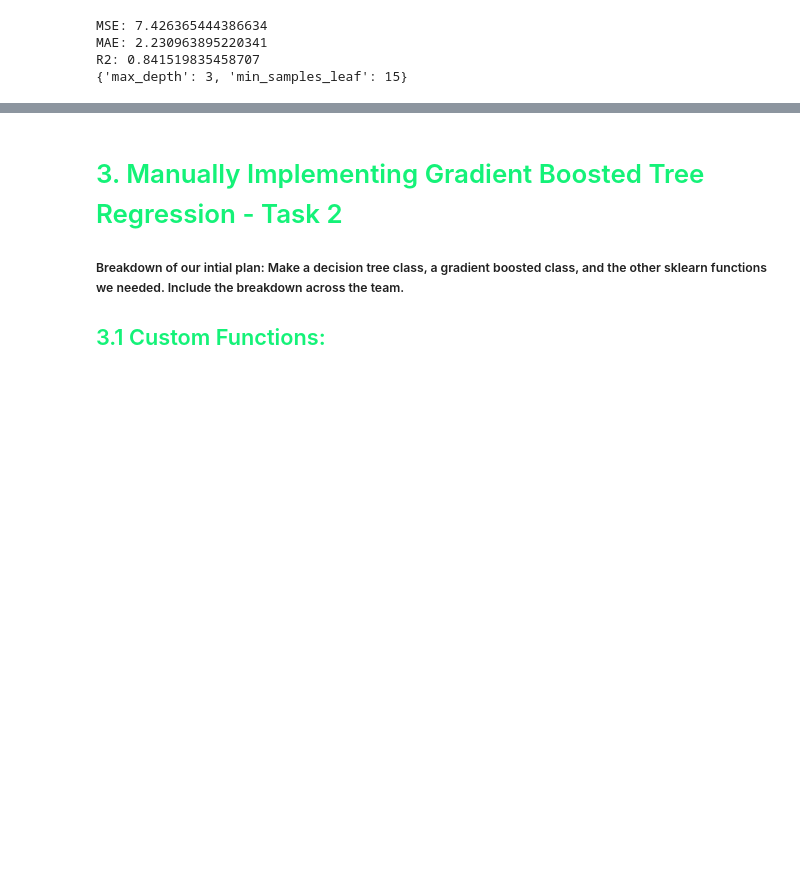
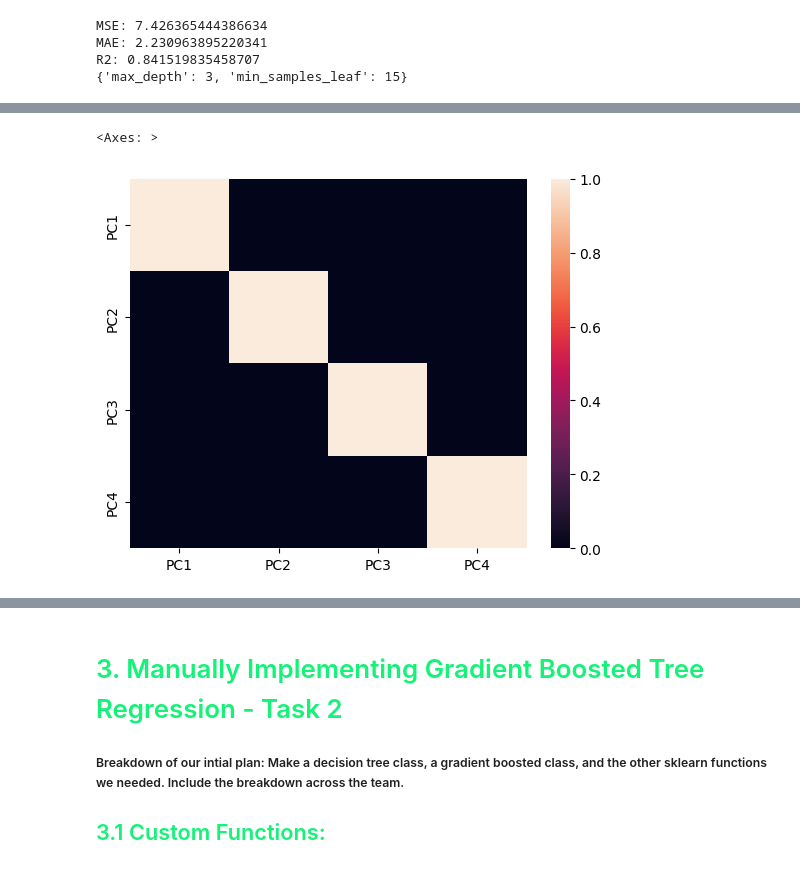
Before and after one commit to emmabland/JPM-Team-Yang, a Jupyter notebook: Final_Presentation.ipynb, the cells around one changed output, grey strips where cells are left out. Cells and saved outputs as stored; diff of their text form; code cells hidden in the pictures; blank space fills up the shorter version.

```diff
--- a/Final_Presentation.ipynb
+++ b/Final_Presentation.ipynb
@@ -189,7 +184,7 @@ MEDV 7.905138339920948
 # %% [markdown]
 ## <font color=#14F278>1.4 Outlier Removal:</font>
 # %%
-def outlier_removal(df, column: str):
+def outlier_removal(df: pd.DataFrame, column: str) -> pd.DataFrame:
     """Removes rows with outliers in a particular column
 
     Args:
@@ -285,0 +283,18 @@ R2: 0.841519835458707
+# %%
+# Split into X and y (df has already had outliers removed)
+pca_x = df[['CRIM', 'ZN', 'INDUS', 'CHAS', 'NOX', 'RM', 'AGE', 'DIS', 'RAD', 'TAX', 'PTRATIO', 'LSTAT']]
+pca_y = df['MEDV']
+pca_x.reset_index(drop=True)
+pca_y.reset_index(drop=True)
+
+# Standardize Data (Very important for PCA)
+scaler = StandardScaler()
+pca_scaled = pd.DataFrame(scaler.fit_transform(pca_x))
+pca_scaled.reset_index(drop=True)
+
+# Perform PCA
+pca = PCA(n_components=4) # Init model
+pca.fit(pca_scaled) # Fit to model
+pca_data = pca.transform(pca_scaled) # Transform data
+pca_data = pd.DataFrame(pca_data, columns = ['PC1', 'PC2', 'PC3', 'PC4']) # Put into DataFrame
+pca_data.head()
@@ -285,0 +308,6 @@ R2: 0.841519835458707
+# %%
+# Correlation between features after PCA
+sns.heatmap(pca_data.corr())
+# %% [output]
+<Axes: >
+[figure, added]
```
Also changed, not shown: parts of 24 cells of this notebook.
